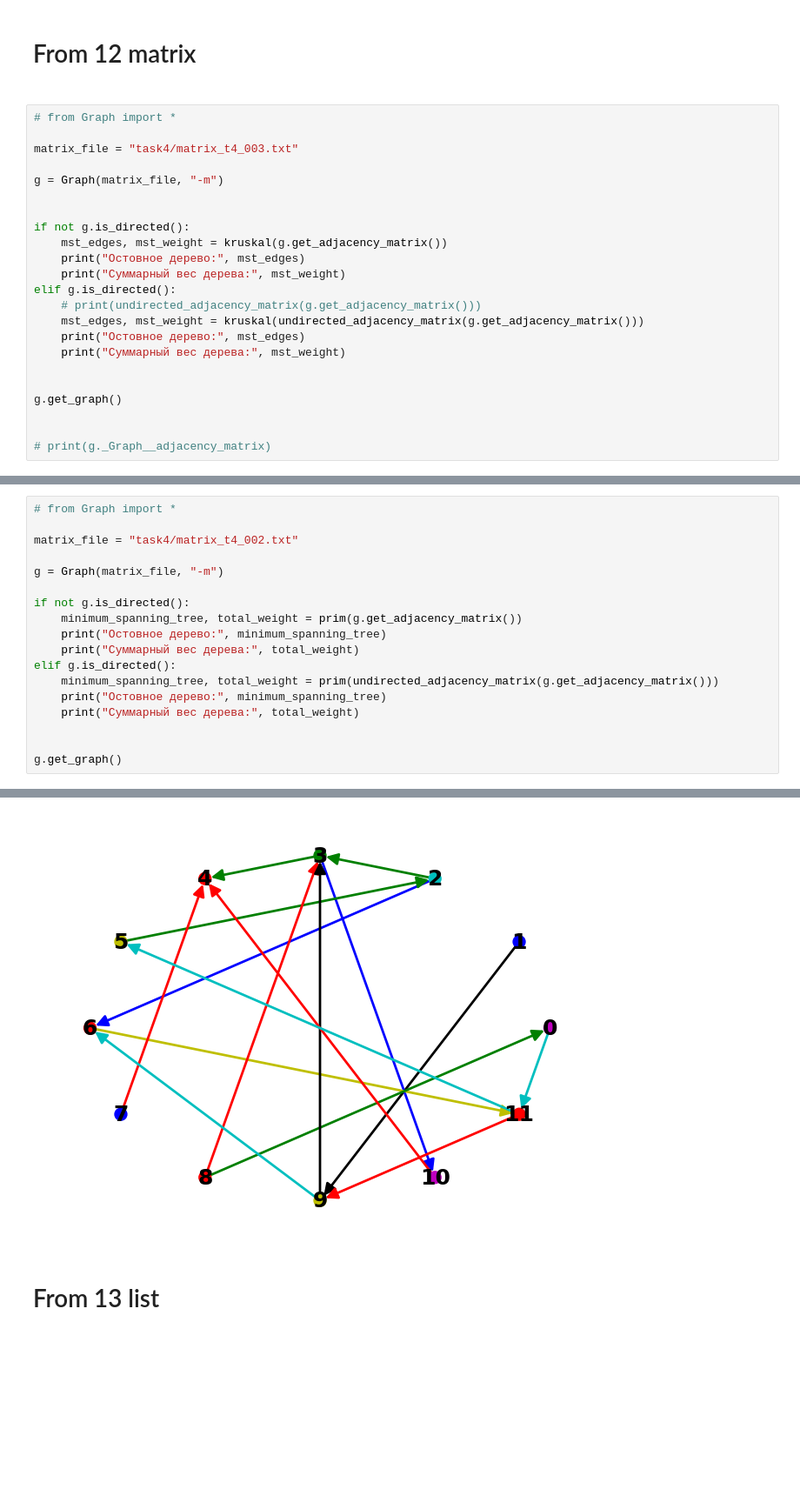
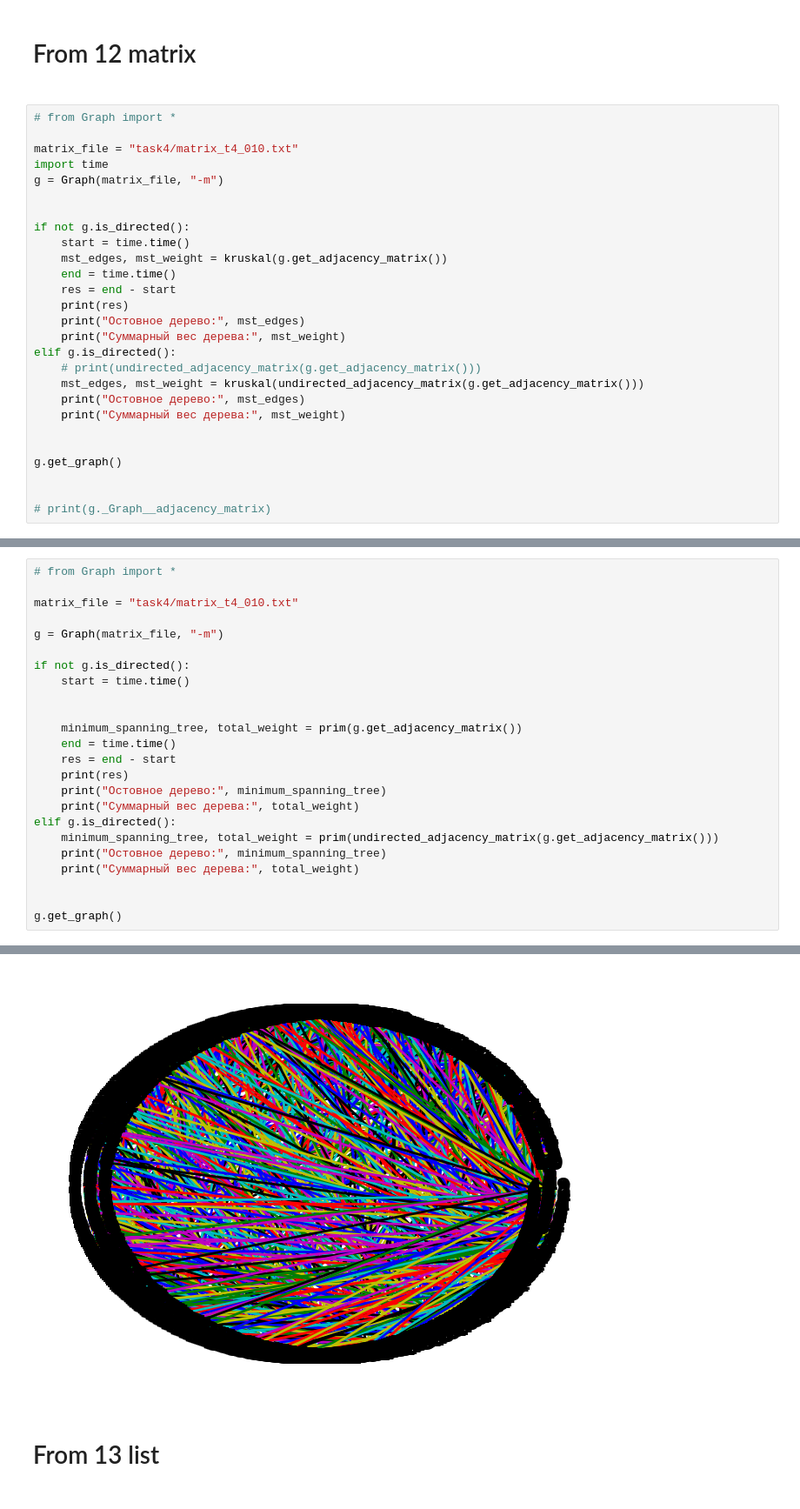
Before and after one commit to Krasnovik/GraphLabs, a Jupyter notebook: Graph.ipynb, the cells around one changed output, grey strips where cells are left out. Shown at 87% size. Drawn from its saved outputs; the diff is of its cells as text; blank space fills up the shorter version.

```diff
--- a/Graph.ipynb
+++ b/Graph.ipynb
@@ -121,13 +121,17 @@ def prim(adj_matrix):
 # %%
 # from Graph import *
 
-matrix_file = "task4/matrix_t4_003.txt"
-
+matrix_file = "task4/matrix_t4_010.txt"
+import time
 g = Graph(matrix_file, "-m")
 
 
 if not g.is_directed():
+    start = time.time()
     mst_edges, mst_weight = kruskal(g.get_adjacency_matrix())
+    end = time.time()
+    res = end - start
+    print(res)
     print("Остовное дерево:", mst_edges)
     print("Суммарный вес дерева:", mst_weight)
 elif g.is_directed():
@@ -148,12 +153,18 @@ g.get_graph()
 # %%
 # from Graph import *
 
-matrix_file = "task4/matrix_t4_002.txt"
+matrix_file = "task4/matrix_t4_010.txt"
 
 g = Graph(matrix_file, "-m")
 
 if not g.is_directed():
+    start = time.time()
+
+
     minimum_spanning_tree, total_weight = prim(g.get_adjacency_matrix())
+    end = time.time()
+    res = end - start
+    print(res)
     print("Остовное дерево:", minimum_spanning_tree)
     print("Суммарный вес дерева:", total_weight)
 elif g.is_directed():
@@ -169,4 +181,4 @@ g.get_graph()
-[figure, old version]
+[figure, new version]
 # %% [markdown]
 <h1>
     From 13 list
```
Also changed, not shown: parts of 5 cells of this notebook.
